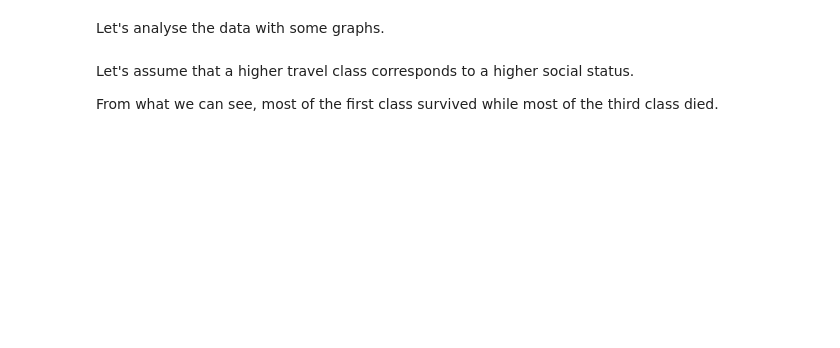
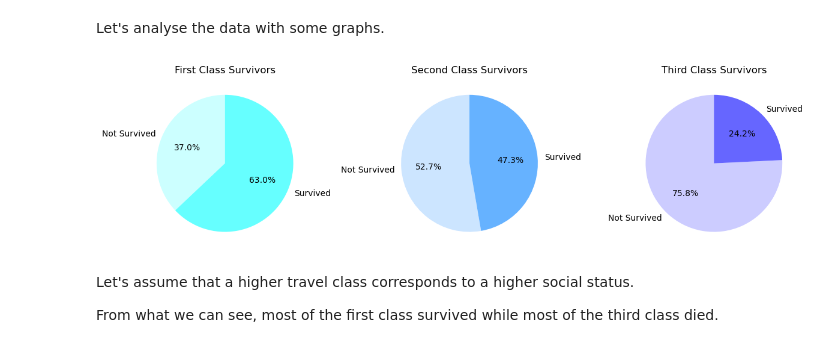
Before and after one commit to davidedigrande/titanic-dataset-eda, a Jupyter notebook: notebook.ipynb, the cells around one changed output. Cells and saved outputs as stored; diff of their text form; code cells hidden in the pictures; blank space fills up the shorter version.

```diff
--- a/notebook.ipynb
+++ b/notebook.ipynb
@@ -244,35 +292,37 @@ Let's analyse the data with some graphs.
 # %%
 # Class colors:
 first_class_colors = ["#66FFFF", "#99FFFF", "#CCFFFF"] # (3 shades of light blue)
 second_class_colors = ["#66B2FF", "#99CCFF", "#CCE5FF"] # (3 shades of blue)
 third_class_colors = ["#6666FF", "#9999FF", "#CCCCFF"] # (3 shades of dark blue/violet)
 
 # Count
 class_survived = df.groupby(by=['Pclass', 'Survived'])['Survived'].count()
 
 # Create pie charts for each Pclass
 plt.figure(figsize=(12, 4))  # Adjust figure size for better visualization
 
 # First class
 plt.subplot(1, 3, 1)
 first_class = class_survived.get(1)
 plt.title("First Class Survivors")
-plt.pie(first_class, labels=["Died", "Survived"], autopct='%1.1f%%', colors=[first_class_colors[2], first_class_colors[0]],startangle=90)
+plt.pie(first_class, labels=["Not Survived", "Survived"], autopct='%1.1f%%', colors=[first_class_colors[2], first_class_colors[0]],startangle=90)
 
 # Second class
 plt.subplot(1, 3, 2)
 second_class = class_survived.get(2)
 plt.title("Second Class Survivors")
-plt.pie(second_class, labels=["Died", "Survived"], autopct='%1.1f%%', colors=[second_class_colors[2], second_class_colors[0]],startangle=90)
+plt.pie(second_class, labels=["Not Survived", "Survived"], autopct='%1.1f%%', colors=[second_class_colors[2], second_class_colors[0]],startangle=90)
 
 # Third class
 plt.subplot(1, 3, 3)
 third_class = class_survived.get(3)
 plt.title("Third Class Survivors")
-plt.pie(third_class, labels=["Died", "Survived"], autopct='%1.1f%%', colors=[third_class_colors[2], third_class_colors[0]],startangle=90)
+plt.pie(third_class, labels=["Not Survived", "Survived"], autopct='%1.1f%%', colors=[third_class_colors[2], third_class_colors[0]],startangle=90)
 
 plt.tight_layout()  # Adjust spacing between subplots
 plt.show()
+# %% [output]
+[figure, added]
 # %% [markdown]
 Let's assume that a higher travel class corresponds to a higher social status.
 
```
Also changed, not shown: parts of 17 cells of this notebook.
